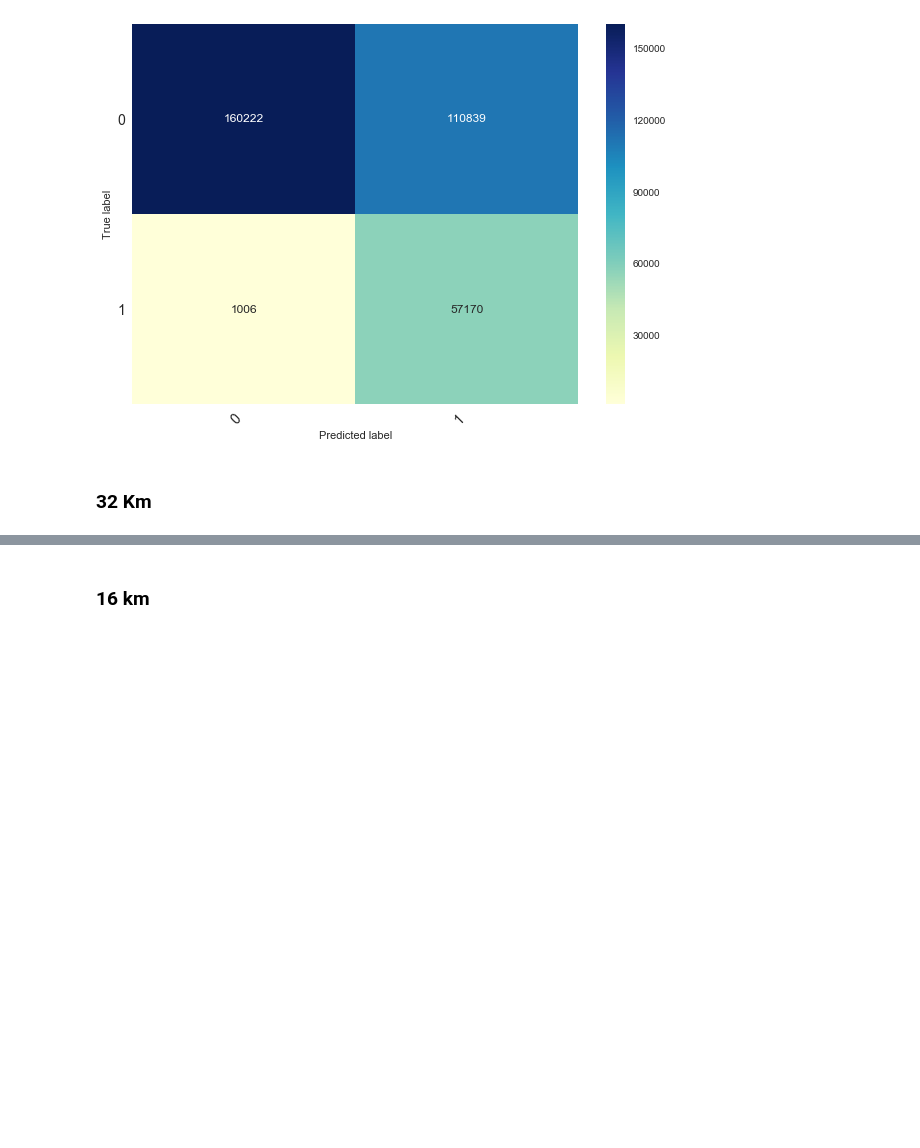
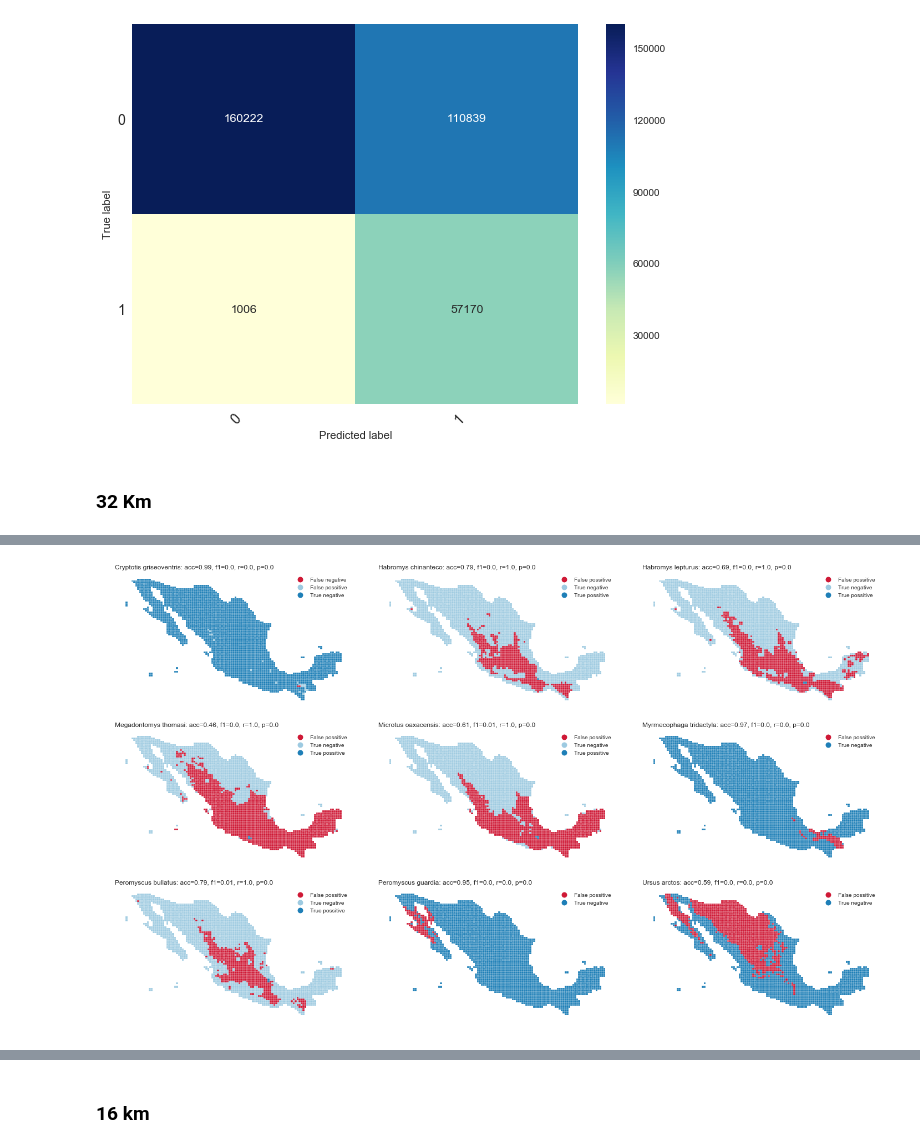
Before and after one commit to rausial/species_notebooks, a Jupyter notebook: SPECIES_vs_Expertos.ipynb, the cells around one changed output, grey strips where cells are left out. Drawn from its saved outputs; the diff is of its cells as text; code cells hidden in the pictures; blank space fills up the shorter version.

```diff
--- a/SPECIES_vs_Expertos.ipynb
+++ b/SPECIES_vs_Expertos.ipynb
@@ -778,0 +781,10 @@ Wall time: 19 s
+# %%
+stats = get_stats_per_species(sdms32_abio_df)
+# %%
+df = pd.DataFrame(stats)
+# %%
+lowest_f1 = df[df.f1 <= df.quantile([.02, .45, .55, .95]).f1.iloc[0]]
+# %%
+plot_confussion_maps(sdms32_abio_df[sdms32_abio_df.species.isin(lowest_f1.name)], 9)
+# %% [output]
+[figure, added]
```
Also changed, not shown: parts of 39 cells of this notebook.
